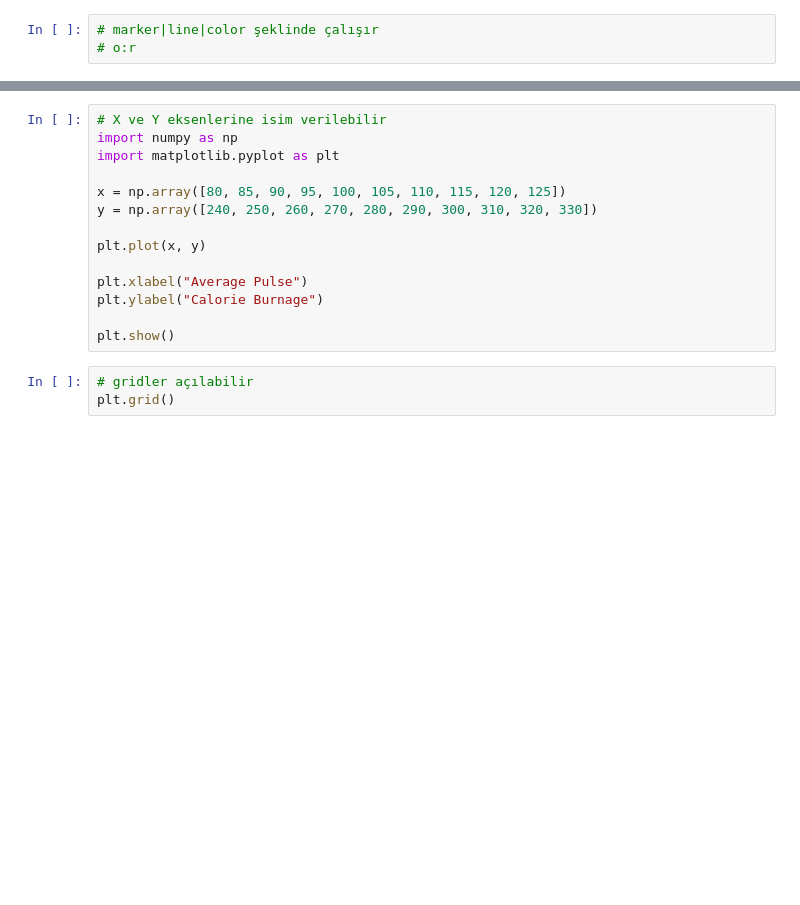
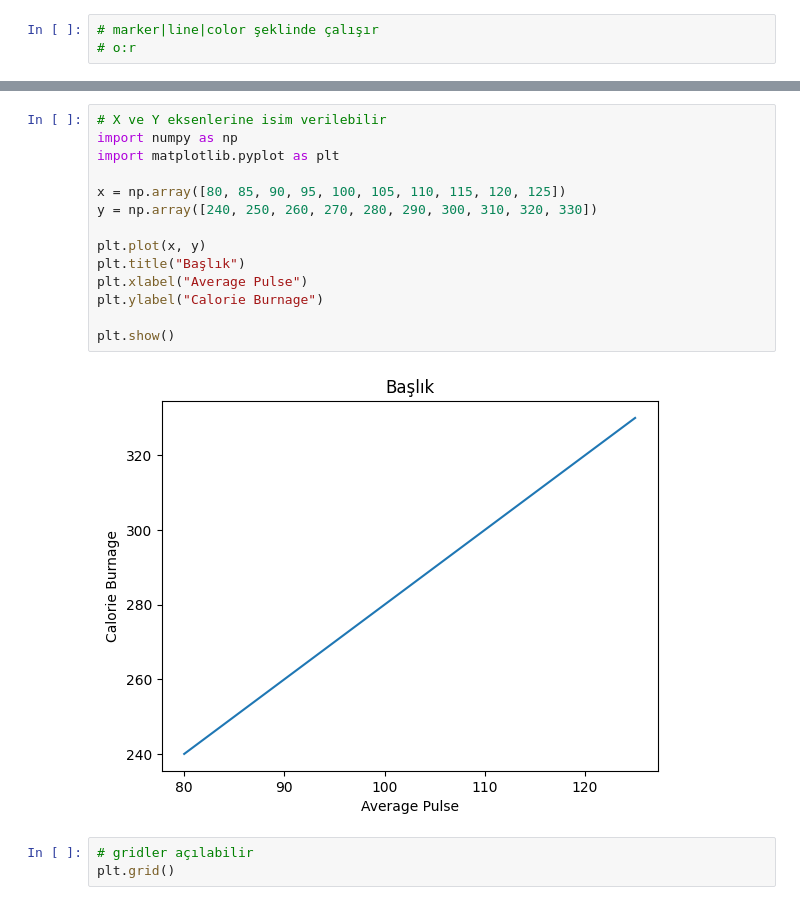
Before and after one commit to muzaffertcandan/python-lesson-veriyle-gelecek, a Jupyter notebook: 11_Pandas_Matplotlib.ipynb, the cells around one changed output, grey strips where cells are left out. Drawn from its saved outputs; the diff is of its cells as text; blank space fills up the shorter version.

```diff
--- a/11_Pandas_Matplotlib.ipynb
+++ b/11_Pandas_Matplotlib.ipynb
@@ -392,17 +233,19 @@ plt.show()
 # %%
 # X ve Y eksenlerine isim verilebilir
 import numpy as np
 import matplotlib.pyplot as plt
 
 x = np.array([80, 85, 90, 95, 100, 105, 110, 115, 120, 125])
 y = np.array([240, 250, 260, 270, 280, 290, 300, 310, 320, 330])
 
 plt.plot(x, y)
-
+plt.title("Başlık")
 plt.xlabel("Average Pulse")
 plt.ylabel("Calorie Burnage")
 
 plt.show()
+# %% [output]
+[figure, added]
 # %%
 # gridler açılabilir
 plt.grid()
```
Also changed, not shown: parts of 26 cells of this notebook, 4 other files.
